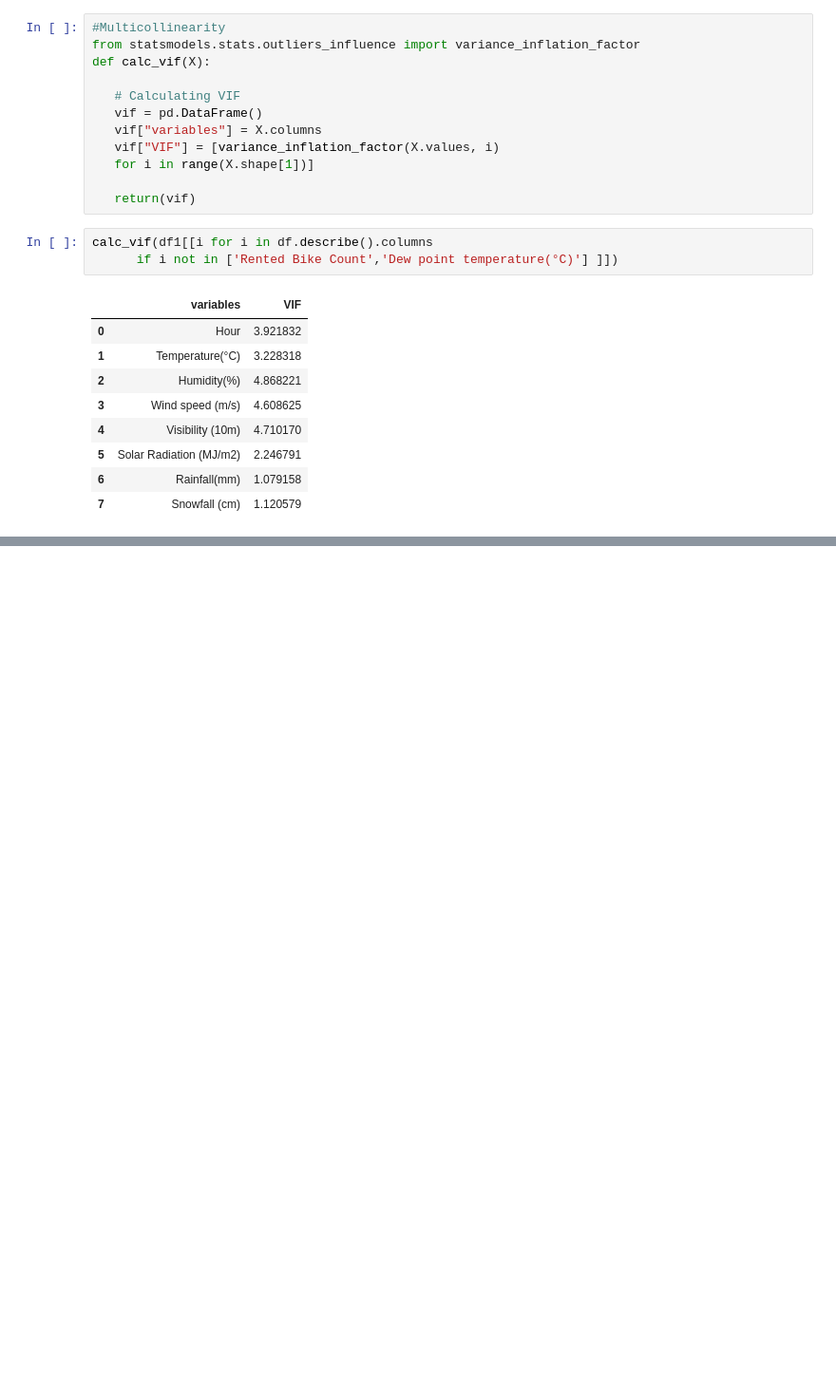
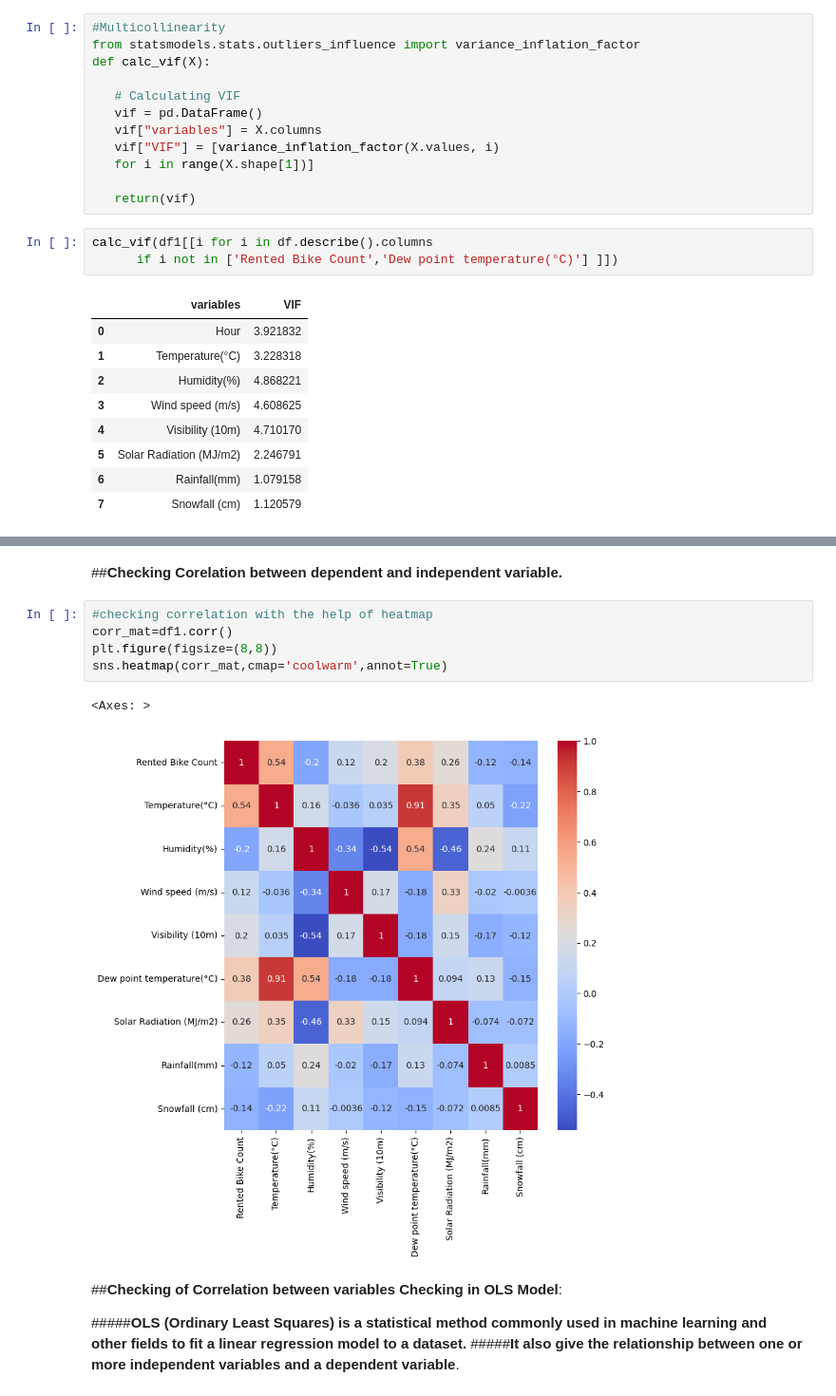
Before and after one commit to shwe-hg/Capstone-Project-On-ML-Regression-, a Jupyter notebook: Project_on_regression.ipynb, the cells around one changed output, grey strips where cells are left out. Shown at 95% size. Saved outputs shown, nothing was run; the diff lists cells and outputs as text; blank space fills up the shorter version.

```diff
--- a/Project_on_regression.ipynb
+++ b/Project_on_regression.ipynb
@@ -596,0 +610,15 @@ calc_vif(df1[[i for i in df.describe().columns
+# %% [markdown]
+##**Checking Corelation between dependent and independent variable.**
+# %%
+#checking correlation with the help of heatmap
+corr_mat=df1.corr()
+plt.figure(figsize=(8,8))
+sns.heatmap(corr_mat,cmap='coolwarm',annot=True)
+# %% [output]
+<Axes: >
+[figure, added]
+# %% [markdown]
+##**Checking of Correlation between variables Checking in OLS Model**:
+
+#####**OLS (Ordinary Least Squares) is a statistical method commonly used in machine learning and other fields to fit a linear regression model to a dataset.**
+#####**It also give the relationship between one or more independent variables and a dependent variable**.
```
Also changed, not shown: parts of 31 cells of this notebook.
